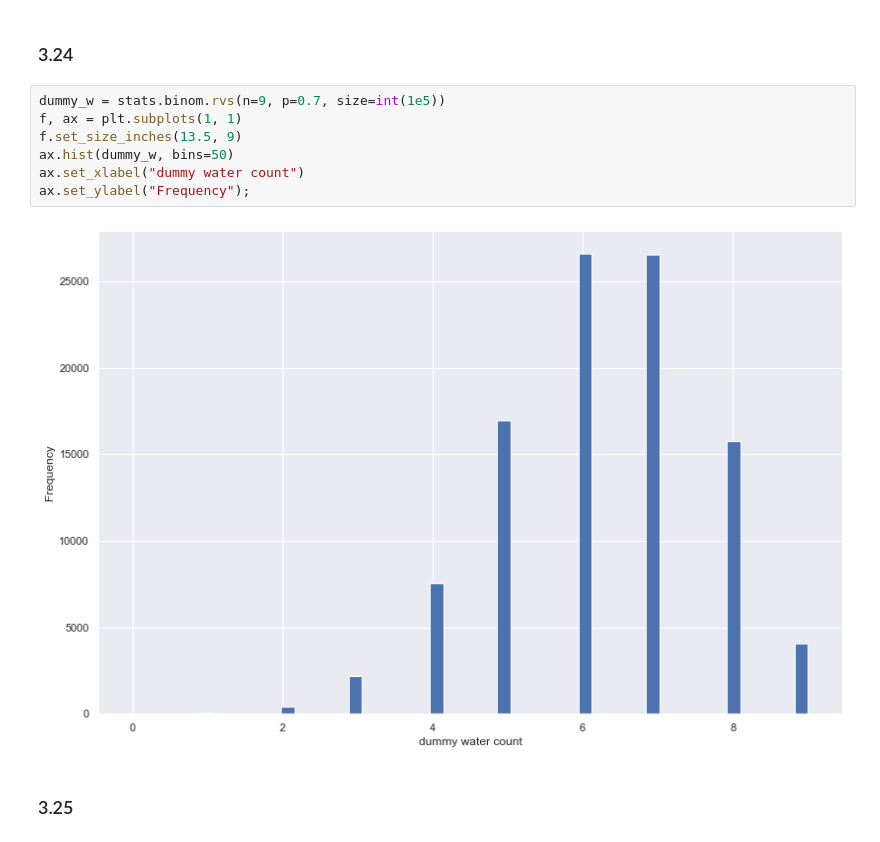
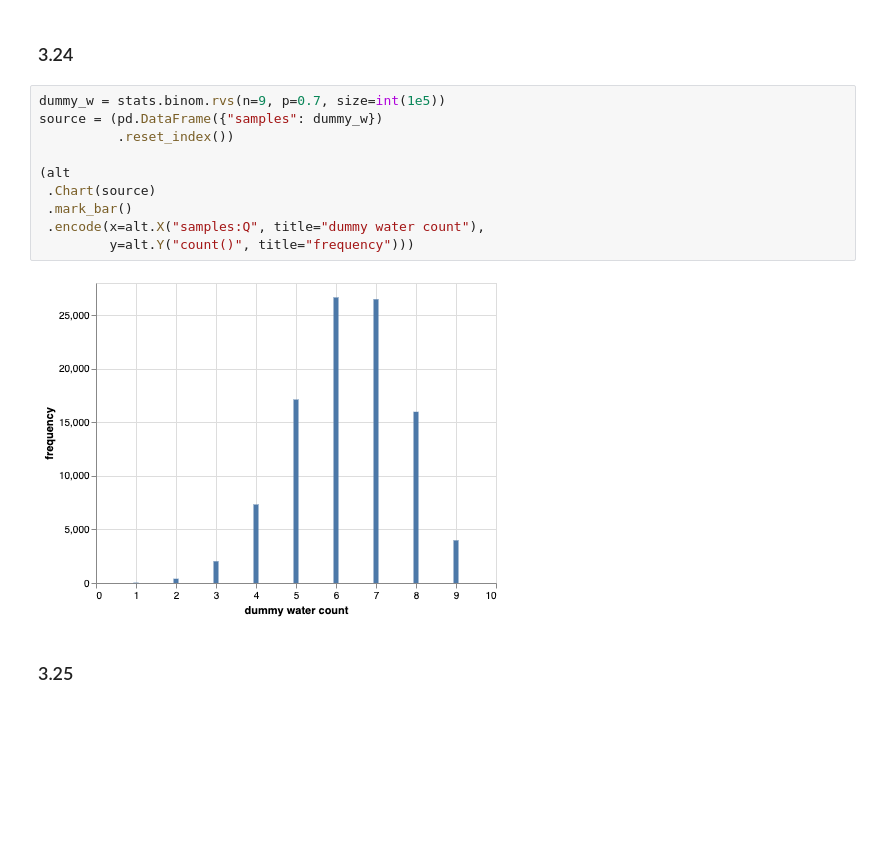
Before and after one commit to grinnbearit/statistical_rethinking, a Jupyter notebook: chapter_3.ipynb, the cells around one changed output. Saved outputs shown, nothing was run; the diff lists cells and outputs as text; blank space fills up the shorter version.

```diff
--- a/chapter_3.ipynb
+++ b/chapter_3.ipynb
@@ -171,14 +180,17 @@ dummy_w = stats.binom.rvs(n=2, p=0.7, size=int(1e5))
 # %% [markdown]
 ### 3.24
-# %%
-dummy_w = stats.binom.rvs(n=9, p=0.7, size=int(1e5))
-f, ax = plt.subplots(1, 1)
-f.set_size_inches(13.5, 9)
-ax.hist(dummy_w, bins=50)
-ax.set_xlabel("dummy water count")
-ax.set_ylabel("Frequency");
-# %% [output]
-[figure, removed]
+# %%
+dummy_w = stats.binom.rvs(n=9, p=0.7, size=int(1e5))
+source = (pd.DataFrame({"samples": dummy_w})
+          .reset_index())
+
+(alt
+ .Chart(source)
+ .mark_bar()
+ .encode(x=alt.X("samples:Q", title="dummy water count"),
+         y=alt.Y("count()", title="frequency")))
+# %% [output]
+[figure, added]
 # %% [markdown]
 ### 3.25
 # %%
```
Also changed, not shown: parts of 69 cells of this notebook.
